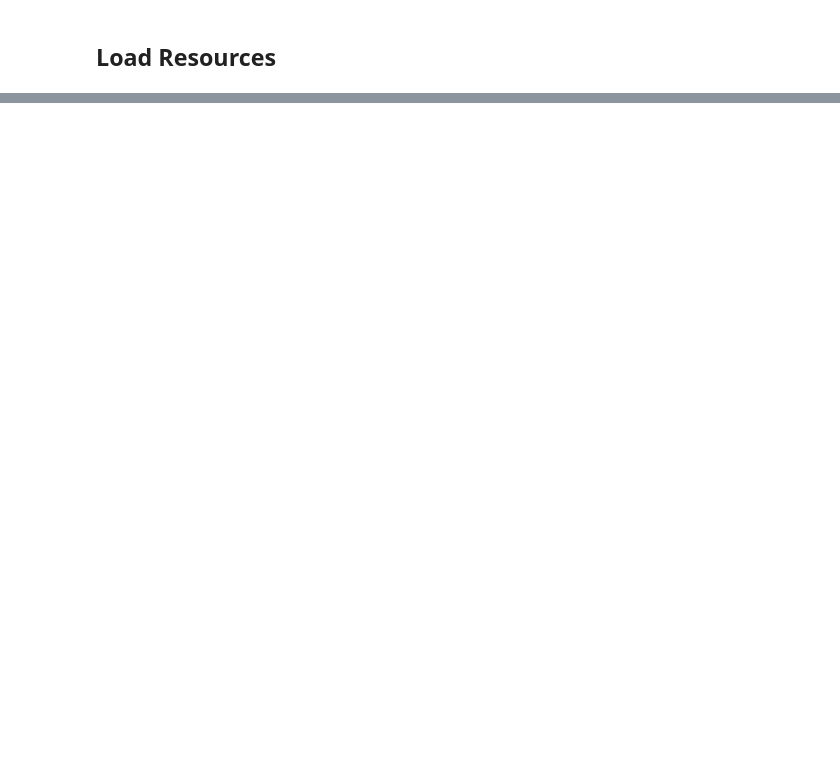
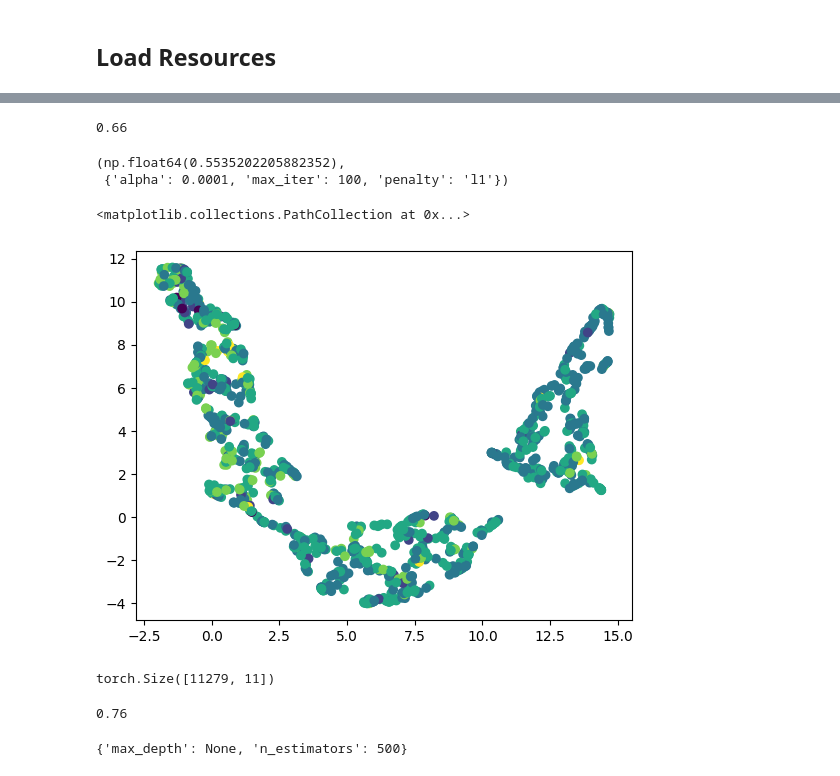
Before and after one commit to RayanKamarinchev/AI, a Jupyter notebook: IOAI_prep/hungary/2025/problem3.ipynb, the cells around one changed output, grey strips where cells are left out. Cells and saved outputs as stored; diff of their text form; code cells hidden in the pictures; blank space fills up the shorter version.

```diff
--- a/IOAI_prep/hungary/2025/problem3.ipynb
+++ b/IOAI_prep/hungary/2025/problem3.ipynb
@@ -101,0 +175,10 @@ You have reached the end of the task set - great work!
+# %%
+from xgboost import XGBRegressor
+grid_search = GridSearchCV(XGBRegressor(), {
+    'n_estimators': [100, 200],
+    'max_depth': [6],
+    'learning_rate': [0.01, 0.1, 0.05],
+}, verbose=2, cv=5)
+
+grid_search.fit(X_train, model_y_train)
+preds = grid_search.best_estimator_.predict(X_test_small)
@@ -101,0 +203,47 @@ You have reached the end of the task set - great work!
+# %%
+accuracy_score(y_test_small, preds.argmax(axis=1))
+# %% [output]
+0.66
+# %%
+grid_search = GridSearchCV(SGDClassifier(), {
+    'penalty': ['l1', 'l2'],
+    'alpha': [1e-3, 1e-4, 1e-5],
+    'max_iter': [100, 500, 1000, 2000]
+})
+
+grid_search.fit(X_train, y_train)
+grid_search.best_score_, grid_search.best_params_
+# %% [output]
+(np.float64(0.5535202205882352),
+ {'alpha': 0.0001, 'max_iter': 100, 'penalty': 'l1'})
+# %%
+from umap import UMAP
+u_map = UMAP(n_components=2)
+x_umap = u_map.fit_transform(X_train)
+plt.scatter(x_umap[:, 0], x_umap[:, 1], c=y_train)
+# %% [output]
+<matplotlib.collections.PathCollection at 0x...>
+[figure, added]
+# %%
+model = torch.jit.load('./data_classification3/secret_model.pt')
+X_train, X_test_small, y_train, y_test_small = torch.load("./data_classification3/data.pt")
+
+def generate_random_data(X_train, num_samples=1000):
+    feature_num = X_train.size(1)
+
+    random_data = torch.zeros(num_samples, feature_num)
+    for i in range(feature_num):
+        data = X_train[:, i]
+        min_val = data.min().item()
+        max_val = data.max().item()
+
+        random_data[:, i] = min_val + (max_val - min_val) * torch.rand(num_samples)
+
+    return random_data
+
+random_data = generate_random_data(X_train, num_samples=10000)
+
+synthetic_x_train = torch.cat((X_train, random_data))
+synthetic_x_train.shape
+# %% [output]
+torch.Size([11279, 11])
@@ -101,0 +257,20 @@ You have reached the end of the task set - great work!
+# %%
+from sklearn.ensemble import RandomForestClassifier
+from sklearn.metrics import accuracy_score
+
+# Create and train the Random Forest classifier
+grid_search = GridSearchCV(RandomForestClassifier(), param_grid={
+    'n_estimators': [100, 200, 500],
+    'max_depth': [3, 5, 10, None],
+    # 'min_samples_split': [4],
+})
+
+grid_search.fit(X_train, y_train)
+forest_test_labels = grid_search.best_estimator_.predict(X_test_small)
+accuracy_score(y_test_small, forest_test_labels)
+# %% [output]
+0.76
+# %%
+grid_search.best_params_
+# %% [output]
+{'max_depth': None, 'n_estimators': 500}
```
Also changed, not shown: parts of 19 cells of this notebook, 1 other file.
